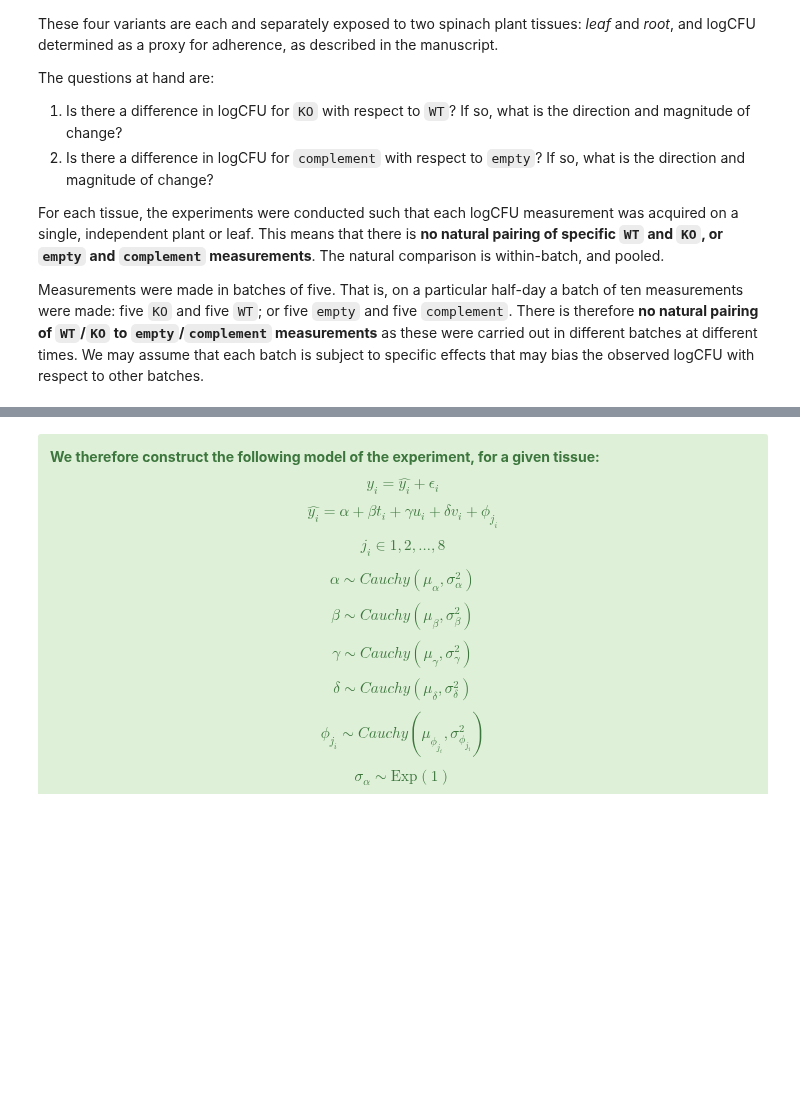
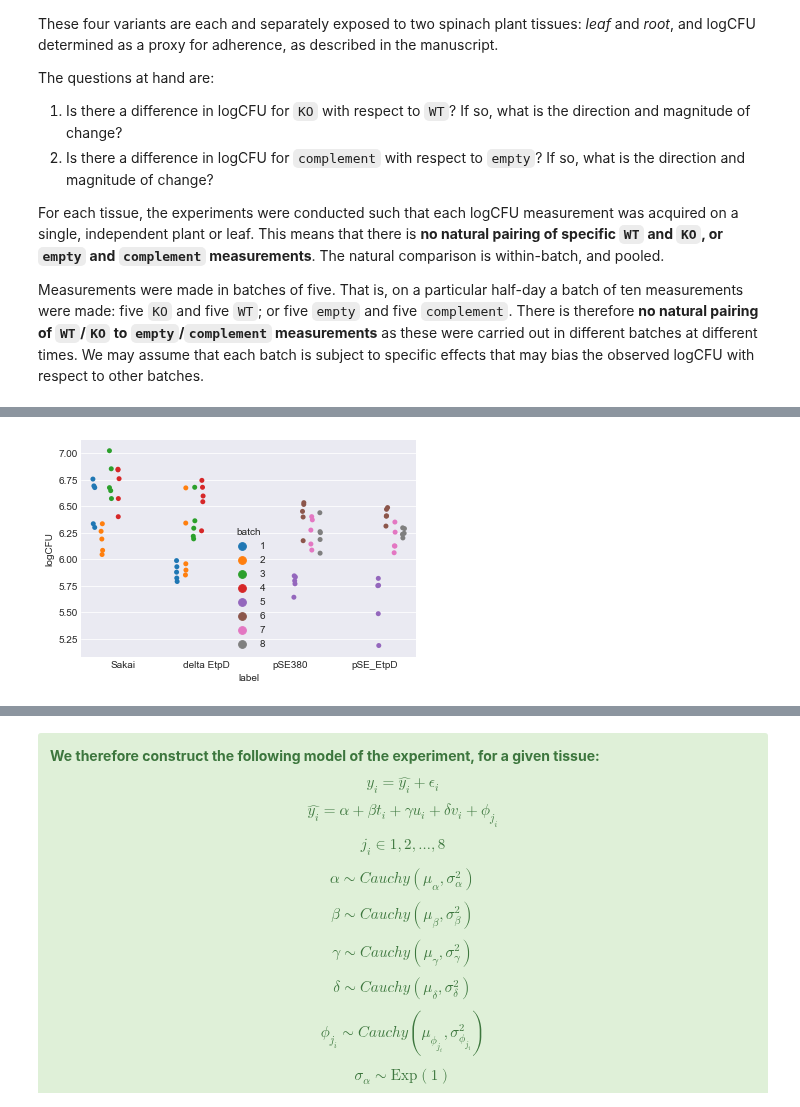
Before and after one commit to widdowquinn/SI_Holmes_etal_2017, a Jupyter notebook: notebooks/04-etpD.ipynb, the cells around one changed output, grey strips where cells are left out. Drawn from its saved outputs; the diff is of its cells as text; code cells hidden in the pictures; blank space fills up the shorter version.

```diff
--- a/notebooks/04-etpD.ipynb
+++ b/notebooks/04-etpD.ipynb
@@ -59,0 +200,7 @@ Raw data was previously converted to plain text comma-separated variable format
+# %%
+# Plot root data by treatment, split by batch
+ax = sns.stripplot(x='label', y='logCFU', hue='batch',
+                   data=rootdata,
+                   jitter=True, dodge=True)
+# %% [output]
+[figure, added]
```
Also changed, not shown: parts of 15 cells of this notebook.
